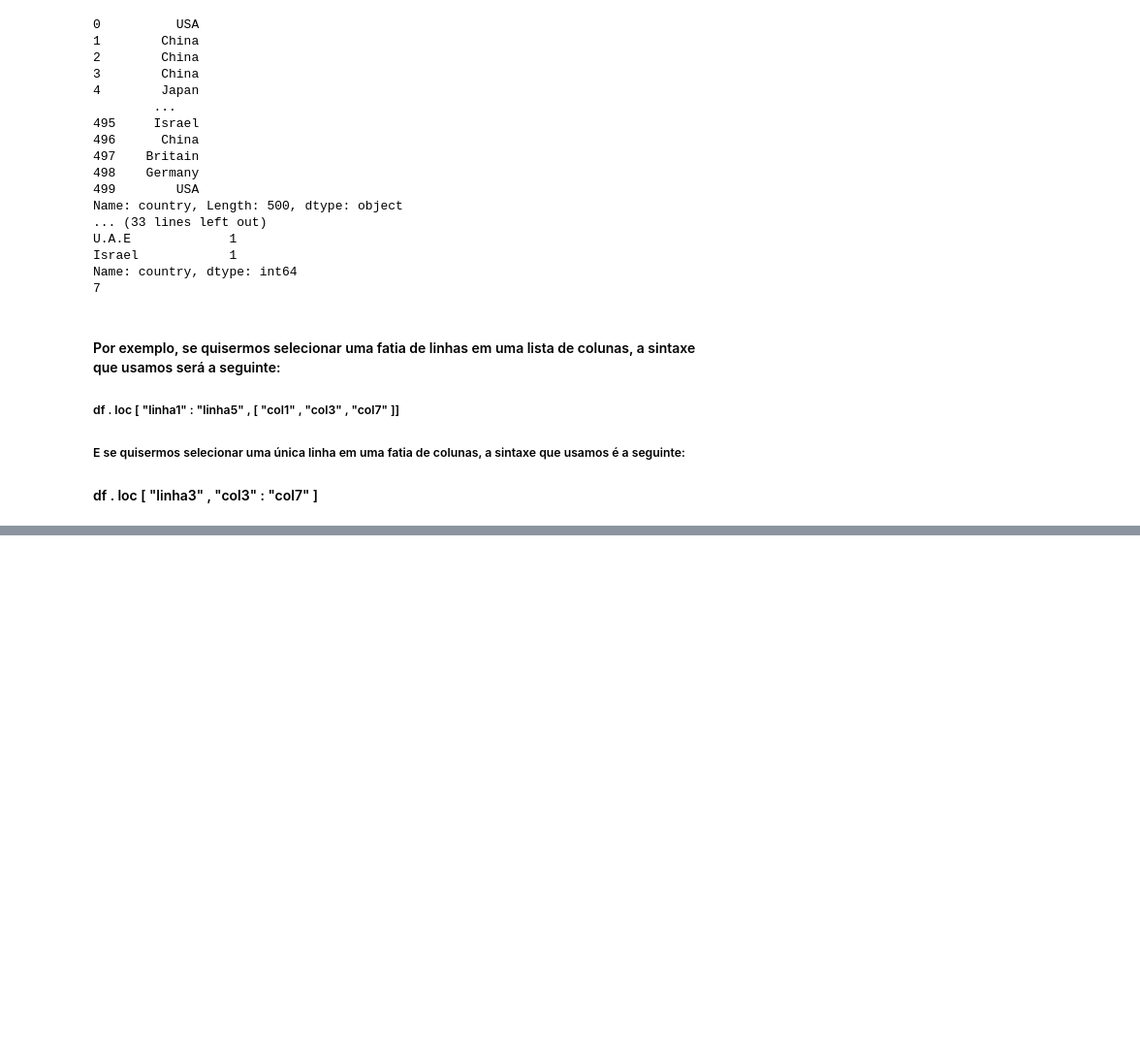
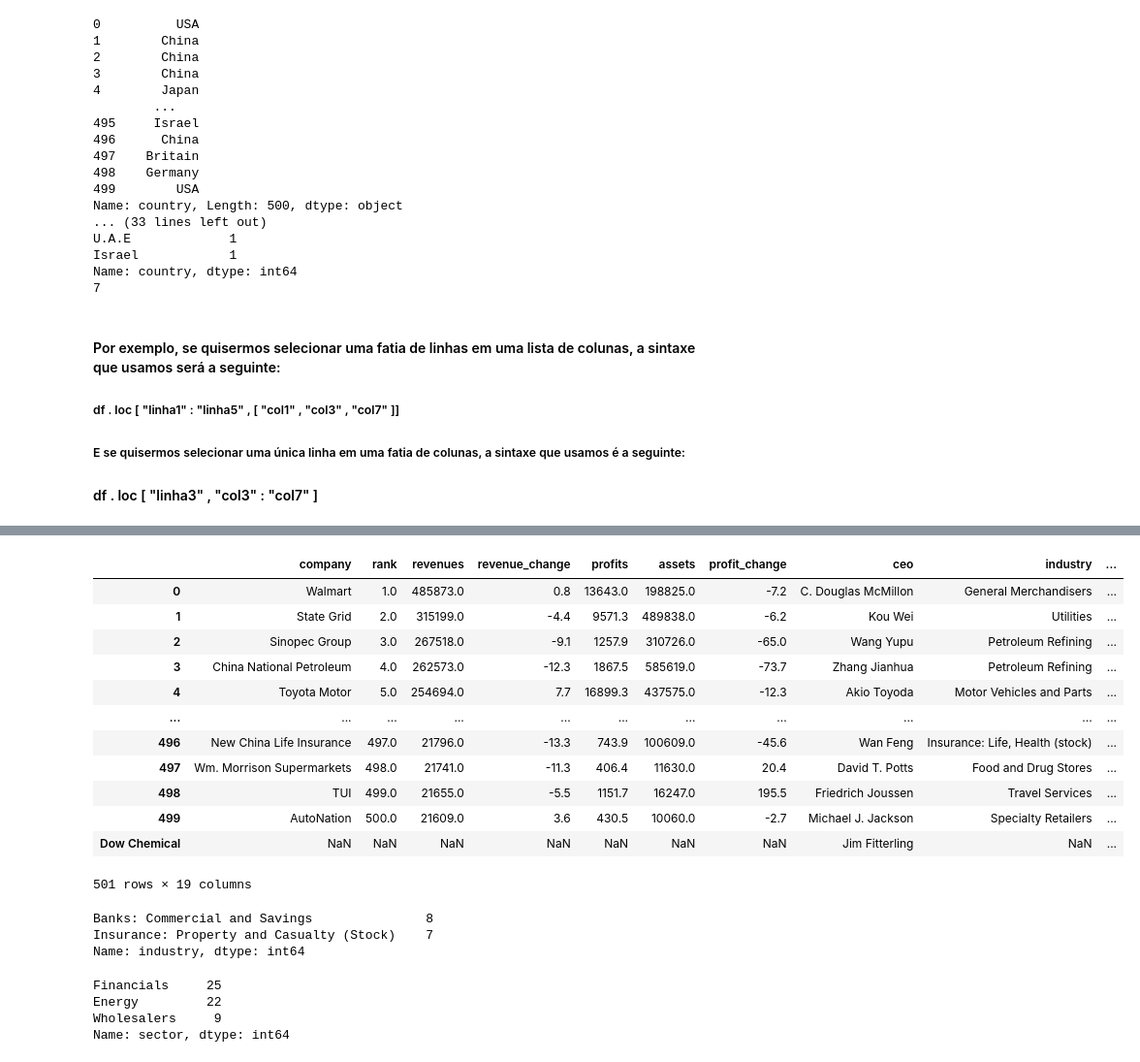
Before and after one commit to Lucas-Abrantes/Python, a Jupyter notebook: pandas/introducao.ipynb, the cells around one changed output, grey strips where cells are left out. Shown at 97% size. Cells and saved outputs as stored; diff of their text form; code cells hidden in the pictures; blank space fills up the shorter version.

```diff
--- a/pandas/introducao.ipynb
+++ b/pandas/introducao.ipynb
@@ -338,0 +639,5 @@ Name: country, dtype: int64
+# %%
+data_copy["nova_coluna"] = data_copy["previous_rank"] - data_copy["rank"]
+rank_change_desc = data_copy["nova_coluna"]
+
+data_copy['nova_coluna']
@@ -338,0 +657,16 @@ Name: country, dtype: int64
+# %%
+data_copy
+# %% [output]
+|  | company | rank | revenues | revenue_change | profits | assets | profit_change | ceo | industry | ... |
+| 0 | Walmart | 1.0 | 485873.0 | 0.8 | 13643.0 | 198825.0 | -7.2 | C. Douglas McMillon | General Merchandisers | ... |
+| 1 | State Grid | 2.0 | 315199.0 | -4.4 | 9571.3 | 489838.0 | -6.2 | Kou Wei | Utilities | ... |
+| 2 | Sinopec Group | 3.0 | 267518.0 | -9.1 | 1257.9 | 310726.0 | -65.0 | Wang Yupu | Petroleum Refining | ... |
+| 3 | China National Petroleum | 4.0 | 262573.0 | -12.3 | 1867.5 | 585619.0 | -73.7 | Zhang Jianhua | Petroleum Refining | ... |
+| 4 | Toyota Motor | 5.0 | 254694.0 | 7.7 | 16899.3 | 437575.0 | -12.3 | Akio Toyoda | Motor Vehicles and Parts | ... |
+| ... | ... | ... | ... | ... | ... | ... | ... | ... | ... | ... |
+| 496 | New China Life Insurance | 497.0 | 21796.0 | -13.3 | 743.9 | 100609.0 | -45.6 | Wan Feng | Insurance: Life, Health (stock) | ... |
+| 497 | Wm. Morrison Supermarkets | 498.0 | 21741.0 | -11.3 | 406.4 | 11630.0 | 20.4 | David T. Potts | Food and Drug Stores | ... |
+| 498 | TUI | 499.0 | 21655.0 | -5.5 | 1151.7 | 16247.0 | 195.5 | Friedrich Joussen | Travel Services | ... |
+| 499 | AutoNation | 500.0 | 21609.0 | 3.6 | 430.5 | 10060.0 | -2.7 | Michael J. Jackson | Specialty Retailers | ... |
+| Dow Chemical | NaN | NaN | NaN | NaN | NaN | NaN | NaN | Jim Fitterling | NaN | ... |
+501 rows × 19 columns
@@ -338,0 +676,13 @@ Name: country, dtype: int64
+# %%
+industry_usa
+# %% [output]
+Banks: Commercial and Savings               8
+Insurance: Property and Casualty (Stock)    7
+Name: industry, dtype: int64
+# %%
+sector_china
+# %% [output]
+Financials     25
+Energy         22
+Wholesalers     9
+Name: sector, dtype: int64
```
Also changed, not shown: parts of 31 cells of this notebook, 16 other files.
